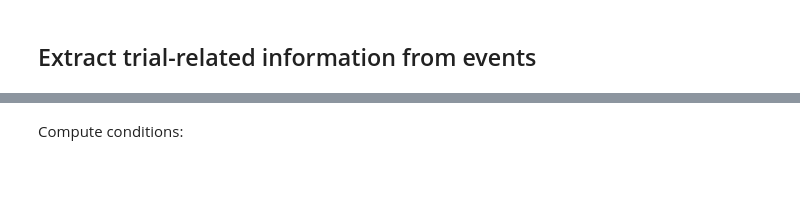
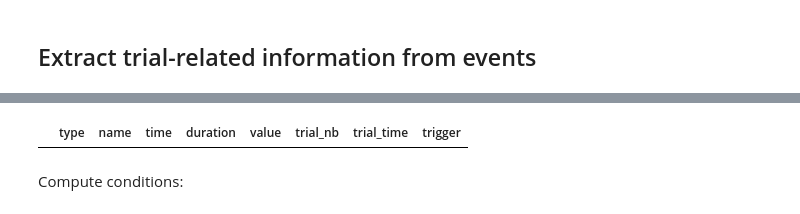
Before and after one commit to juliencarponcy/trialexp, a Jupyter notebook: notebooks/noncanonical/single_session_analsysis/Convert dataset.ipynb, the cells around one changed output, grey strips where cells are left out. Saved outputs shown, nothing was run; the diff lists cells and outputs as text; code cells hidden in the pictures; blank space fills up the shorter version.

```diff
--- a/notebooks/noncanonical/single_session_analsysis/Convert dataset.ipynb
+++ b/notebooks/noncanonical/single_session_analsysis/Convert dataset.ipynb
@@ -68,3 +59,8 @@ df_events_trials.head()
+# %%
+extract_trial_by_trigger(df_events, triggers[0], conditions+events_to_process,
+                                            trial_window, 'test', session_time)
+# %% [output]
+|  | type | name | time | duration | value | trial_nb | trial_time | trigger |
 # %% [markdown]
 Compute conditions:
 # %%
```
Also changed, not shown: parts of 9 cells of this notebook.
